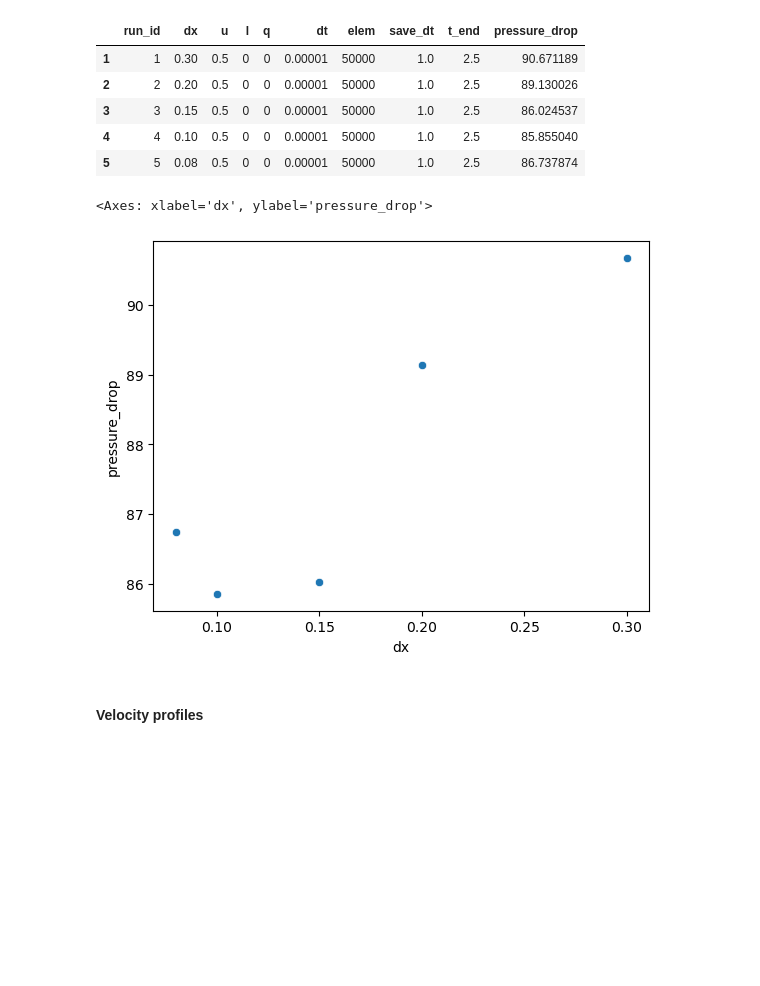
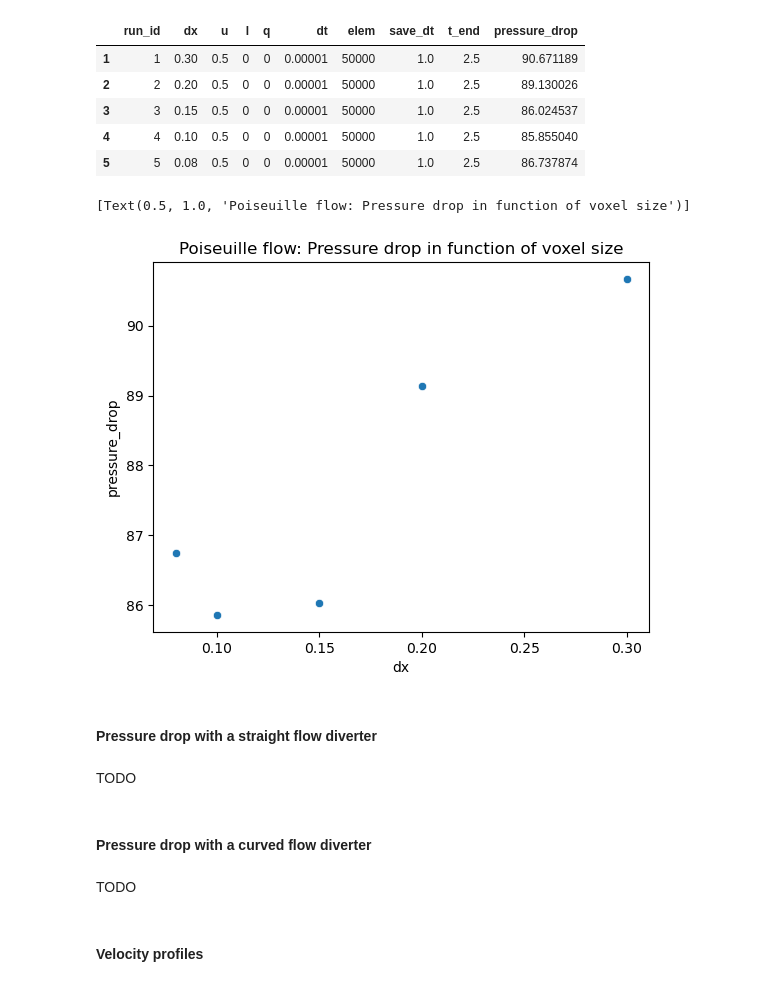
Before and after one commit to gzavo/hemoflow, a Jupyter notebook: doc/VV/hemoflow_VV.ipynb, the cells around one changed output. Cells and saved outputs as stored; diff of their text form; code cells hidden in the pictures; blank space fills up the shorter version.

Commit message:
test: doc update& sensitivity extended w stented pipe

```diff
--- a/doc/VV/hemoflow_VV.ipynb
+++ b/doc/VV/hemoflow_VV.ipynb
@@ -37,5 +41,5 @@ The following features were examined, and their outcomes are summarised below:
 # %%
-pipe_dx=pd.read_csv('./input/dx_pipe_dp_sensitivity_output.csv')
+pipe_dx=pd.read_csv('./input/pipe_dx_dp_sensitivity.csv')
 pipe_dx.drop(index=pipe_dx.index[0], inplace=True)
 pipe_dx.drop(columns=["Unnamed: 0", 'iteration'], inplace=True)
 pipe_dx
@@ -47,10 +51,19 @@ pipe_dx
 | 4 | 4 | 0.10 | 0.5 | 0 | 0 | 0.00001 | 50000 | 1.0 | 2.5 | 85.855040 |
 | 5 | 5 | 0.08 | 0.5 | 0 | 0 | 0.00001 | 50000 | 1.0 | 2.5 | 86.737874 |
 # %%
-sns.scatterplot(pipe_dx, x='dx', y='pressure_drop')
+ax= sns.scatterplot(pipe_dx, x='dx', y='pressure_drop')
+ax.set(title='Poiseuille flow: Pressure drop in function of voxel size')
 # %% [output]
-<Axes: xlabel='dx', ylabel='pressure_drop'>
+[Text(0.5, 1.0, 'Poiseuille flow: Pressure drop in function of voxel size')]
-[figure, old version]
+[figure, new version]
+# %% [markdown]
+#### Pressure drop with a straight flow diverter
+# %% [markdown]
+TODO
+# %% [markdown]
+#### Pressure drop with a curved flow diverter
+# %% [markdown]
+TODO
 # %% [markdown]
 #### Velocity profiles
 # %% [markdown]
```
Also changed, not shown: parts of 16 cells of this notebook, 7 other files.
